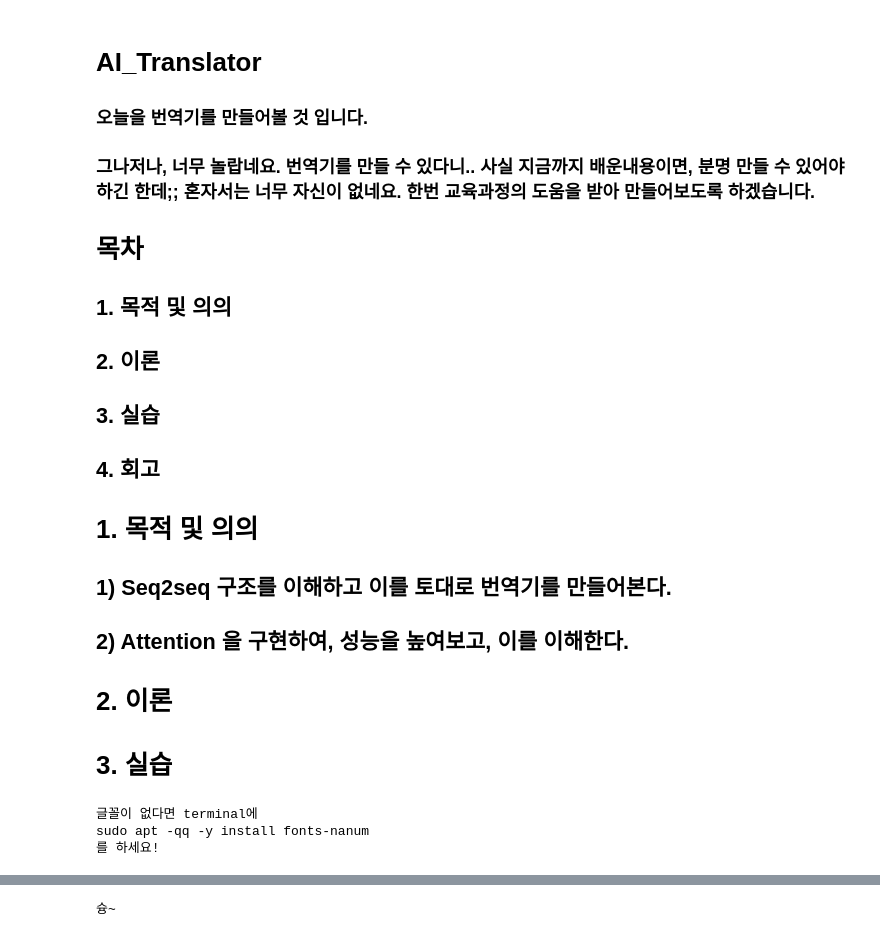
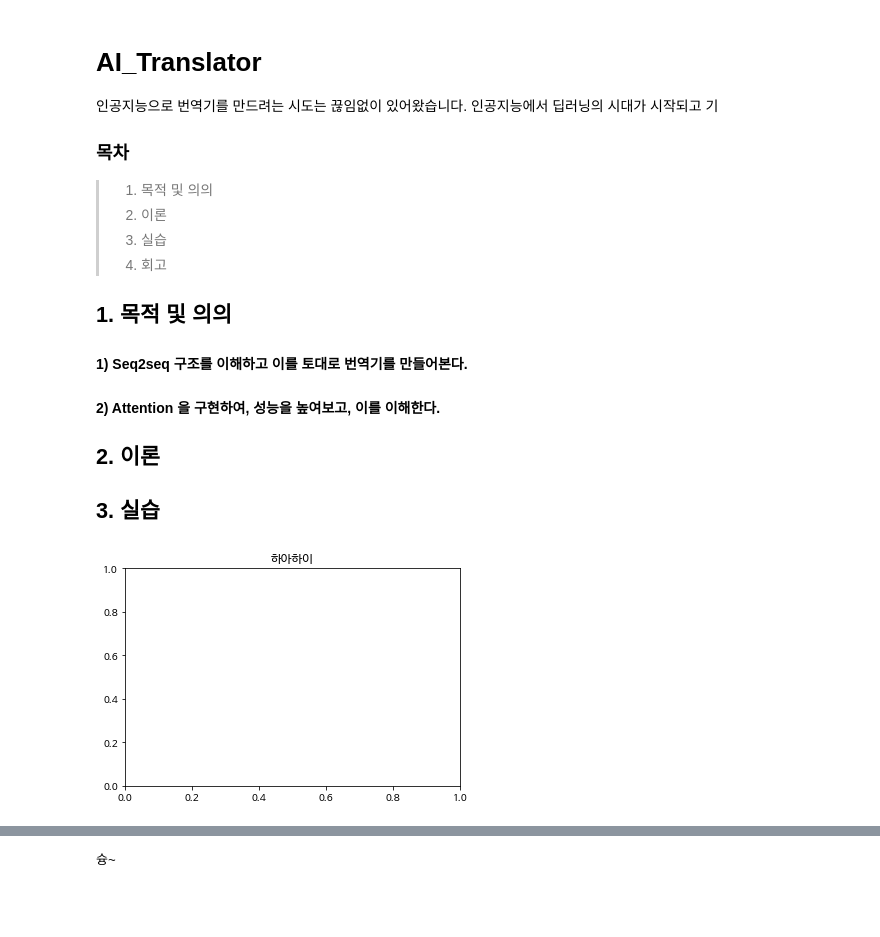
Before and after one commit to SunCreation/aiffel, a Jupyter notebook: Working/NLP/lang_translator/[GD-08].ipynb, the cells around one changed output, grey strips where cells are left out. Saved outputs shown, nothing was run; the diff lists cells and outputs as text; code cells hidden in the pictures; blank space fills up the shorter version.

```diff
--- a/Working/NLP/lang_translator/[GD-08].ipynb
+++ b/Working/NLP/lang_translator/[GD-08].ipynb
@@ -2,22 +2,21 @@
 AI_Translator
 =
 
-### 오늘을 번역기를 만들어볼 것 입니다.
-### 그나저나, 너무 놀랍네요. 번역기를 만들 수 있다니.. 사실 지금까지 배운내용이면, 분명 만들 수 있어야하긴 한데;; 혼자서는 너무 자신이 없네요. 한번 교육과정의 도움을 받아 만들어보도록 하겠습니다.
+인공지능으로 번역기를 만드려는 시도는 끊임없이 있어왔습니다. 인공지능에서 딥러닝의 시대가 시작되고 기
 
-# 목차
+### 목차
+> 1. 목적 및 의의
+> 2. 이론
+> 3. 실습
+> 4. 회고
+
 ## 1. 목적 및 의의
+#### 1) Seq2seq 구조를 이해하고 이를 토대로 번역기를 만들어본다.
+#### 2) Attention 을 구현하여, 성능을 높여보고, 이를 이해한다.
+
 ## 2. 이론
+
 ## 3. 실습
-## 4. 회고
-
-# 1. 목적 및 의의
-## 1) Seq2seq 구조를 이해하고 이를 토대로 번역기를 만들어본다.
-## 2) Attention 을 구현하여, 성능을 높여보고, 이를 이해한다.
-
-# 2. 이론
-
-# 3. 실습
 # %%
 import matplotlib as mpl
 import matplotlib.pyplot as plt
@@ -25,17 +24,18 @@ import matplotlib.pyplot as plt
 # %config InlineBackend.figure_format = 'retina'
 
 import matplotlib.font_manager as fm
-# fontpath = '/usr/share/fonts/truetype/nanum/NanumBarunGothic.ttf'
+
 # font = fm.FontProperties(fname=fontpath, size=9)
+manager = fm.FontManager()
+fm.fontManager.ttflist = manager.ttflist
 plt.rc('font', family='NanumBarunGothic')
 # mpl.font_manager.findfont(font)
-print("글꼴이 없다면 terminal에")
-print("sudo apt -qq -y install fonts-nanum")
-print("를 하세요!")
-# %% [output]
-글꼴이 없다면 terminal에
-sudo apt -qq -y install fonts-nanum
-를 하세요!
+# %%
+plt.figure()
+plt.title("하아하이")
+plt.show()
+# %% [output]
+[figure, added]
 # %%
 !nvidia-smi
 # %% [output]
```
Also changed, not shown: parts of 33 cells of this notebook.
